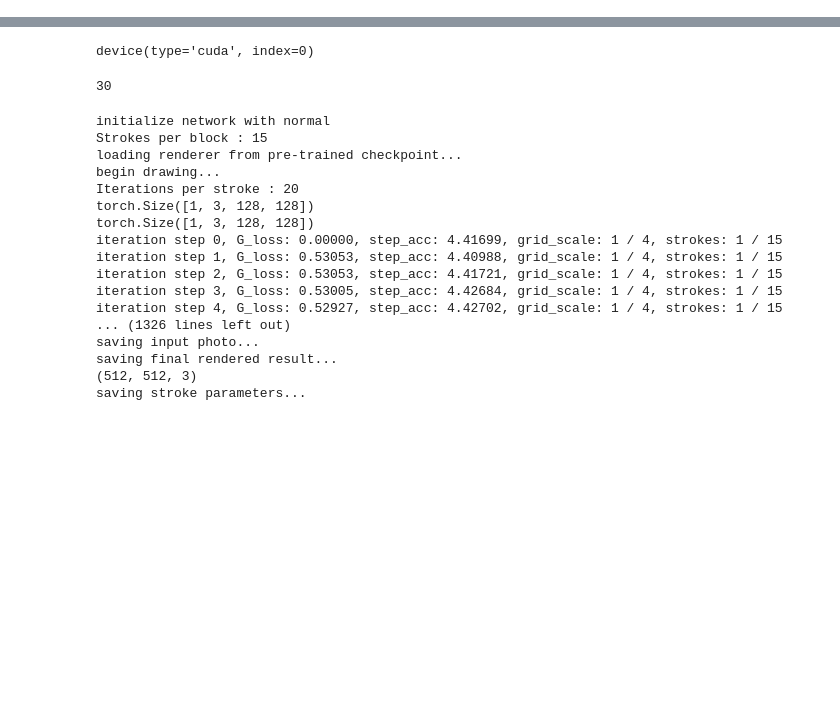
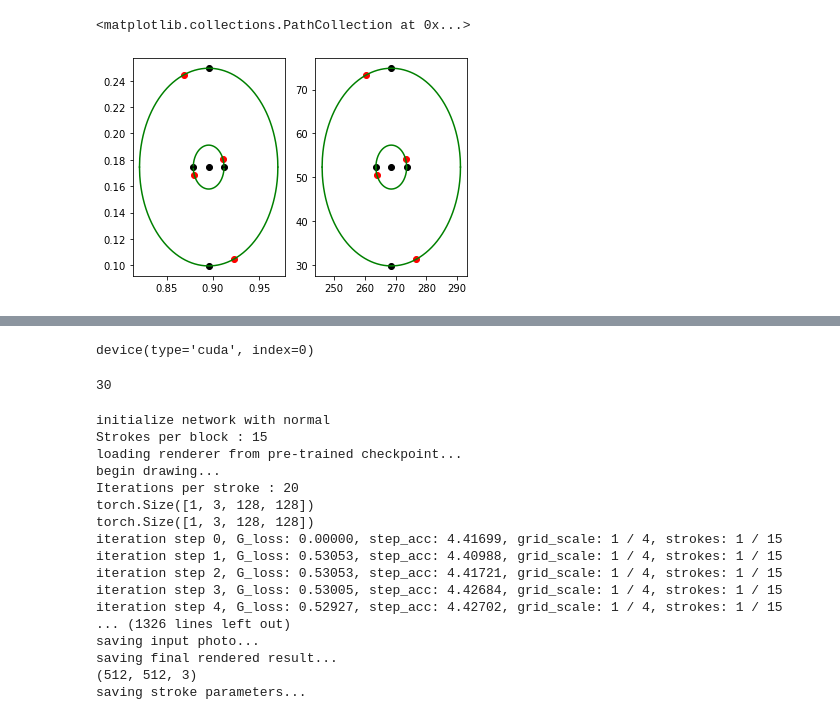
Before and after one commit to AirapetyanZhirayr/OldPainter, a Jupyter notebook: work.ipynb, the cells around one changed output, grey strips where cells are left out. Drawn from its saved outputs; the diff is of its cells as text; code cells hidden in the pictures; blank space fills up the shorter version.

```diff
--- a/work.ipynb
+++ b/work.ipynb
@@ -0,0 +170,63 @@
+# %%
+plt.subplot(1, 2, 1)
+plt.scatter(*mid_point, c='black')
+plt.scatter(*mid_point+_h, c='black')
+plt.scatter(*mid_point-_h, c='black')
+plt.scatter(*mid_point+_w, c='black')
+plt.scatter(*mid_point-_w, c='black')
+r = _h[1]
+x0, y0 = mid_point
+
+x = np.linspace(x0 - r, x0 + r, 1000)
+y1 = np.sqrt(r**2 - (x-x0)**2) + y0
+y2 = -np.sqrt(r**2 - (x-x0)**2) + y0
+
+plt.plot(x, y1, c='green')
+plt.plot(x, y2, c='green')
+
+r = _w[0]
+x = np.linspace(x0 - r, x0 + r, 1000)
+y1 = np.sqrt(r**2 - (x-x0)**2) + y0
+y2 = -np.sqrt(r**2 - (x-x0)**2) + y0
+plt.plot(x, y1, c='green')
+plt.plot(x, y2, c='green')
+
+
+plt.scatter(*mid_point+height_step, c='red')
+plt.scatter(*mid_point-height_step, c='red')
+plt.scatter(*mid_point+width_step, c='red')
+plt.scatter(*mid_point-width_step, c='red')
+
+
+plt.subplot(1, 2, 2)
+plt.scatter(*mid_point*normalization, c='black')
+plt.scatter(*(mid_point+_h)*normalization, c='black')
+plt.scatter(*(mid_point-_h)*normalization, c='black')
+plt.scatter(*(mid_point+_w)*normalization, c='black')
+plt.scatter(*(mid_point-_w)*normalization, c='black')
+
+
+r = _h[1]*normalization[1]
+x0, y0 = mid_point*normalization
+
+x = np.linspace(x0 - r, x0 + r, 1000)
+y1 = np.sqrt(r**2 - (x-x0)**2) + y0
+y2 = -np.sqrt(r**2 - (x-x0)**2) + y0
+
+plt.plot(x, y1, c='green')
+plt.plot(x, y2, c='green')
+
+r = _w[0]*normalization[0]
+x = np.linspace(x0 - r, x0 + r, 1000)
+y1 = np.sqrt(r**2 - (x-x0)**2) + y0
+y2 = -np.sqrt(r**2 - (x-x0)**2) + y0
+plt.plot(x, y1, c='green')
+plt.plot(x, y2, c='green')
+
+plt.scatter(*(mid_point+height_step)*normalization, c='red')
+plt.scatter(*(mid_point-height_step)*normalization, c='red')
+plt.scatter(*(mid_point+width_step)*normalization, c='red')
+plt.scatter(*(mid_point-width_step)*normalization, c='red')
+# %% [output]
+<matplotlib.collections.PathCollection at 0x...>
+[figure, added]
```
Also changed, not shown: parts of 11 cells of this notebook, 14 other files.
